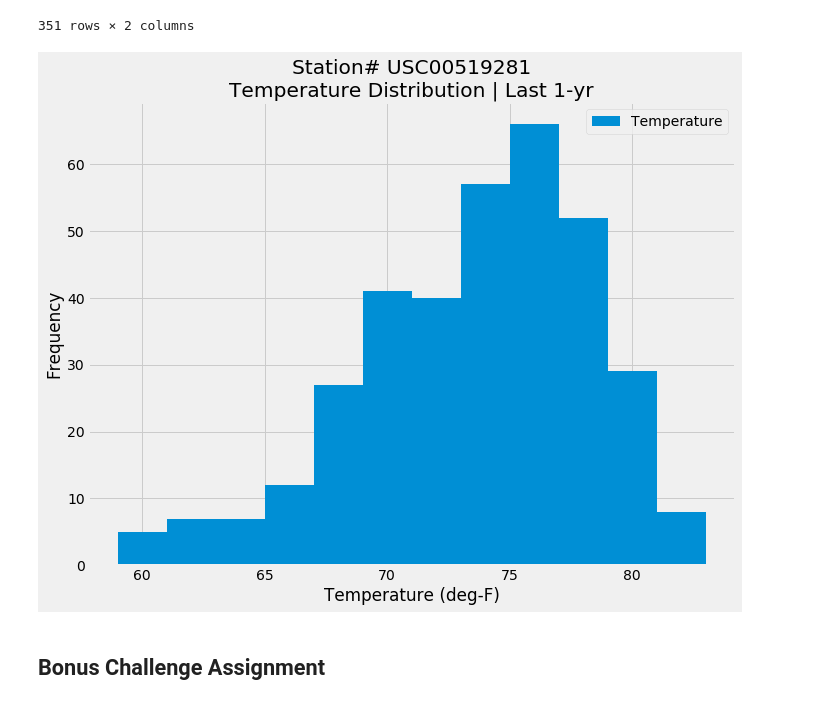
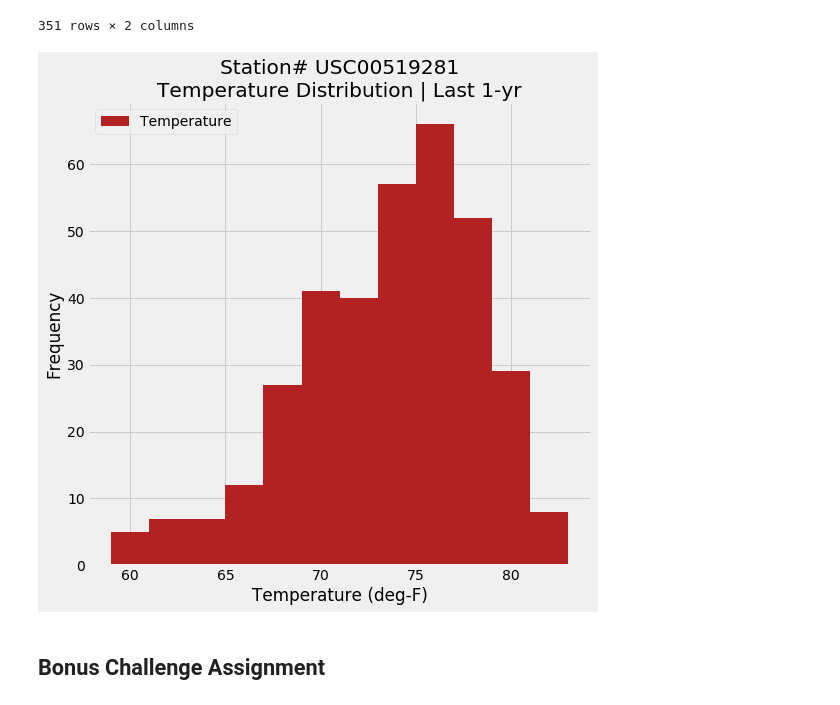
Before and after one commit to HenryNguyenLe/SQLAlchemy_Challenge, a Jupyter notebook: climate.ipynb, the cells around one changed output. Drawn from its saved outputs; the diff is of its cells as text; code cells hidden in the pictures.

```diff
--- a/climate.ipynb
+++ b/climate.ipynb
@@ -212,19 +214,19 @@ top_station_tobs_df
 351 rows × 2 columns
 # %%
 # plot the results as a histogram
-top_station_tobs_df.hist(figsize=(10, 8), bins=12)
+top_station_tobs_df.hist(figsize=(8, 8), bins=12, color = 'firebrick')
 plt.legend(['Temperature'])
 plt.xlabel('Temperature (deg-F)')
 plt.ylabel('Frequency')
 
 # I like to build a flexible code where things change when database is changed
 # so I create f-string with changeable station name to plot and to export graph
 plt.title(f'Station# {top_station_id}\nTemperature Distribution | Last 1-yr')
 plt.tight_layout()
 plt.savefig(f'Images/{top_station_id}_1yr_Temp.png')
 plt.show()
 # %% [output]
-[figure, old version]
+[figure, new version]
 # %% [markdown]
 ## Bonus Challenge Assignment
 # %%
```
Also changed, not shown: parts of 9 cells of this notebook, 3 other files.
